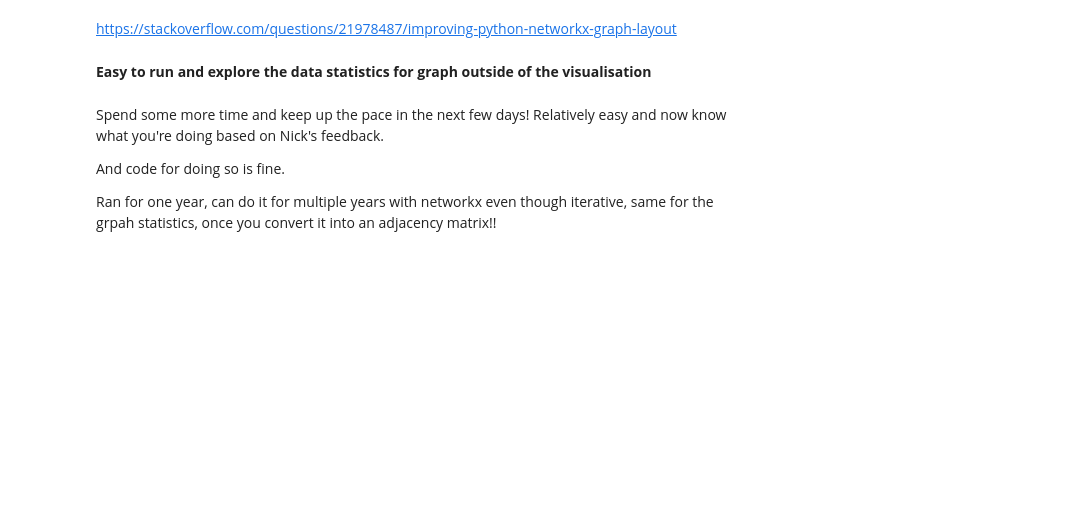
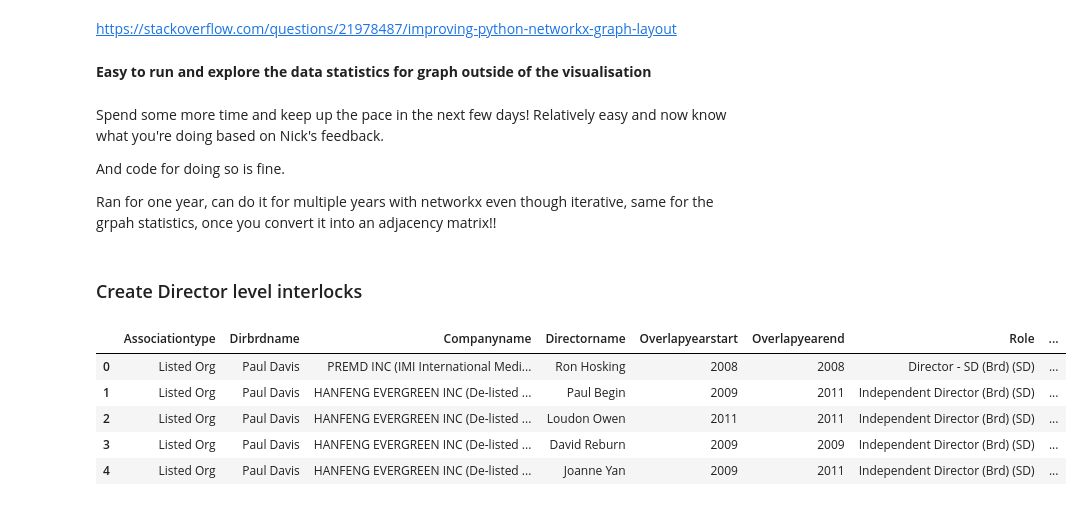
Before and after one commit to PeterHuGC/Imperial_Dissertation_Research, a Jupyter notebook: 6.Dissertation_Full_EDA/prototype_adjacency_graph.ipynb, the cells around one changed output. Cells and saved outputs as stored; diff of their text form; code cells hidden in the pictures; blank space fills up the shorter version.

```diff
--- a/6.Dissertation_Full_EDA/prototype_adjacency_graph.ipynb
+++ b/6.Dissertation_Full_EDA/prototype_adjacency_graph.ipynb
@@ -205,3 +216,25 @@ Spend some more time and keep up the pace in the next few days! Relatively easy
 And code for doing so is fine.
 
 Ran for one year, can do it for multiple years with networkx even though iterative, same for the grpah statistics, once you convert it into an adjacency matrix!!
+# %% [markdown]
+### Create Director level interlocks
+# %%
+import pandas as pd
+import numpy as np
+from itertools import combinations
+import networkx as nx
+pd.set_option('display.max_columns', None)
+# %%
+file_path = "initial_data/boardex_individual_level_networks.csv"
+
+individual_boardex_data = pd.read_csv(file_path)
+
+# Display the first few rows of the data to understand its structure
+individual_boardex_data.head()
+# %% [output]
+|  | Associationtype | Dirbrdname | Companyname | Directorname | Overlapyearstart | Overlapyearend | Role | ... |
+| 0 | Listed Org | Paul Davis | PREMD INC (IMI International Medi... | Ron Hosking | 2008 | 2008 | Director - SD (Brd) (SD) | ... |
+| 1 | Listed Org | Paul Davis | HANFENG EVERGREEN INC (De-listed ... | Paul Begin | 2009 | 2011 | Independent Director (Brd) (SD) | ... |
+| 2 | Listed Org | Paul Davis | HANFENG EVERGREEN INC (De-listed ... | Loudon Owen | 2011 | 2011 | Independent Director (Brd) (SD) | ... |
+| 3 | Listed Org | Paul Davis | HANFENG EVERGREEN INC (De-listed ... | David Reburn | 2009 | 2009 | Independent Director (Brd) (SD) | ... |
+| 4 | Listed Org | Paul Davis | HANFENG EVERGREEN INC (De-listed ... | Joanne Yan | 2009 | 2011 | Independent Director (Brd) (SD) | ... |
```
Also changed, not shown: parts of 31 cells of this notebook, 2 other files.
